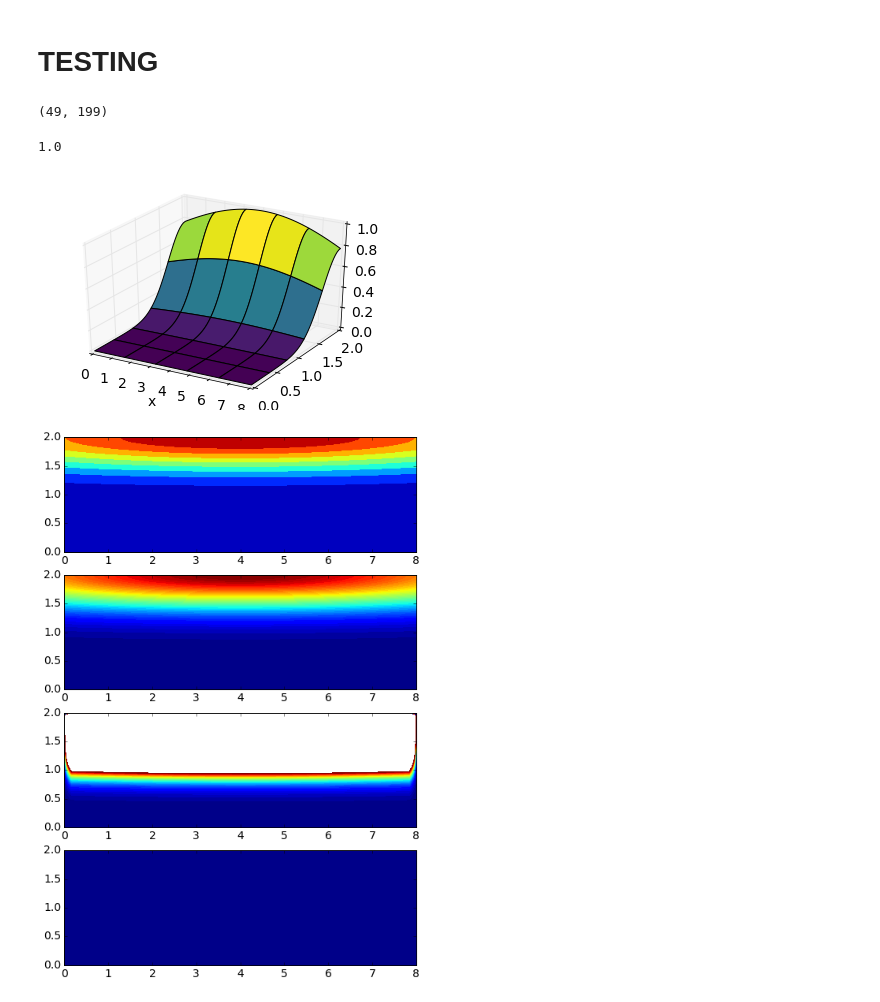
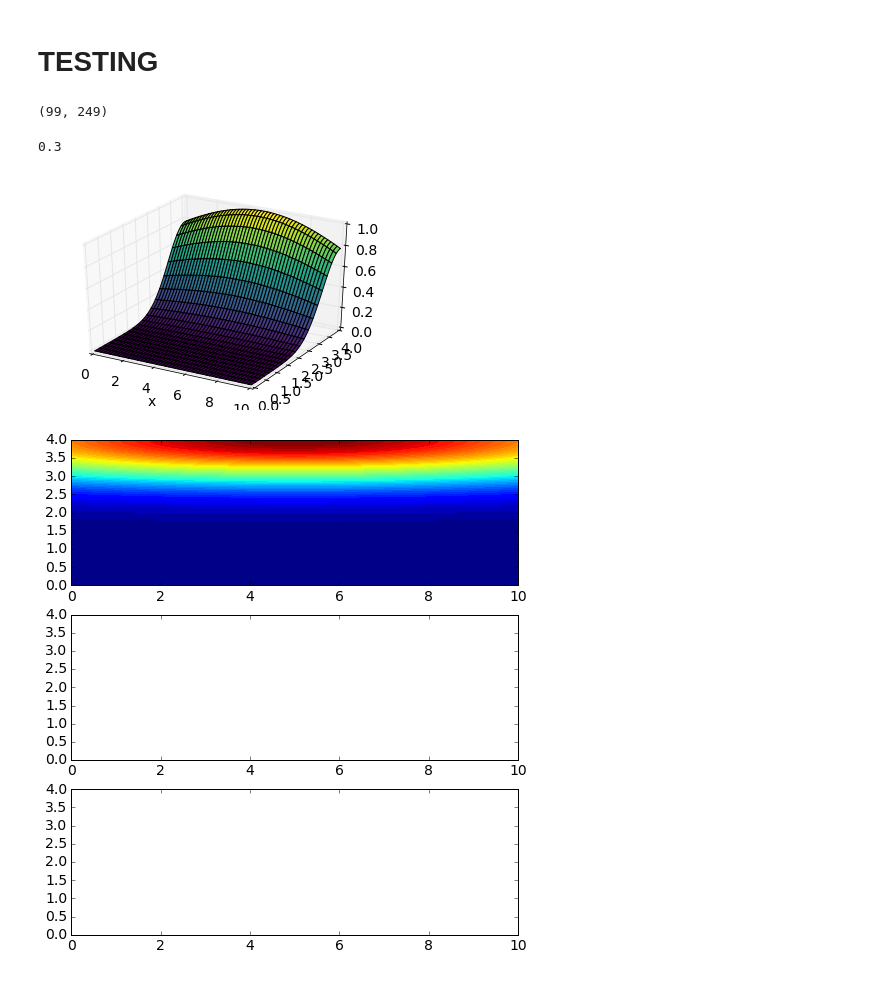
Before and after one commit to numerical-mooc/assignment-bank-2016, a Jupyter notebook: morrill/testing_with_waves.ipynb, the cells around one changed output. Drawn from its saved outputs; the diff is of its cells as text; code cells hidden in the pictures.

```diff
--- a/morrill/testing_with_waves.ipynb
+++ b/morrill/testing_with_waves.ipynb
@@ -7,21 +8,21 @@ rcParams['font.size'] = 14
 # %%
 # Space Discretizations
-Lx = 8                      # length in x direction (horizontal)
-Ly = 2                      # length in y direction (vertical)
-nx = 51                     # number of discretizations in x
-ny = 51                     # number of discretizations in y
+Lx = 10                      # length in x direction (horizontal)
+Ly = 4                      # length in y direction (vertical)
+nx = 251                     # number of discretizations in x
+ny = 101                     # number of discretizations in y
 dx = Lx/(nx-1)               # spatial increment in x
 dy = Ly/(ny-1)               # spatial increment in y
 x = numpy.linspace(0,Lx,nx) # array for plotting in x
 y = numpy.linspace(0,Ly,ny) # array for plotting in y
 X,Y = numpy.meshgrid(x,y)   # mesh grid for plotting
 
-sigma = 1.0
-c = 1
+sigma = 0.2
+c = 0.7
 
 # time discretization
 time = 1       # total time in seconds
-nt = 501        # number of time steps
+nt = 400        # number of time steps
 dt = sigma*dx/c # time increment
 # %%
 def init_cond(ny,nx,Lx,Ly,X,Y):
@@ -88,18 +90,12 @@ def solve_wave(pi, dy, dx, nt, dt, c):
                      (1 - sx**2 - sy**2)*p[0,1:-1,1:-1] +\
                      dt*g[1:-1,1:-1]
 
-
-
-
-
-
-
     #p[1] = (1 - sx**2 - sy**2)*p[0]*0.5
     #p[1,1:-1,1:-1] += 0.5*sx**2*(p[0,2:,1:-1] + p[0,:-2,1:-1]) +\
     #                  0.5*sy**2*(p[0,1:-1,2:] + p[0,1:-1,:-2])
 
 
-    for n in range(2,nt-2):
+    for n in range(1,nt-1):
 
         # iterate through time steps
         p[n+1,1:-1,1:-1] = sx**2*(p[n,1:-1,2:] + p[n,1:-1,:-2]) +\
@@ -175,6 +171,8 @@ def solve_wave(pi, dy, dx, nt, dt, c):
 
     return p
 # %%
+#sigma = 0.1
+dt = 0.0001#sigma*dx/c # time increment
 pi = init_cond(ny,nx,Lx,Ly,X,Y)
 p = solve_wave(pi.copy(),dy,dx,nt,dt,c)
 # %% [markdown]
@@ -182,8 +180,8 @@ p = solve_wave(pi.copy(),dy,dx,nt,dt,c)
 # %%
 numpy.shape(p[0,1:-1,1:-1])
 # %% [output]
-(49, 199)
+(99, 249)
 # %%
 c*dt/dx
 # %% [output]
-1.0
+0.3
@@ -200,24 +189,22 @@ f = a*numpy.exp(-((X-x0)**2/(2*sprx**2) + (Y-y0)**2/(2*spry**2)))
 pi = init_cond(ny,nx,Lx,Ly,X,Y)
 fig = pyplot.figure()
 ax = fig.add_subplot(111,projection='3d')
-ax.plot_surface(X,Y,pi,rstride=10,cstride=10,cmap=cm.viridis)
-ax.set_xlim(0,8)
-ax.set_ylim(0,2)
+ax.plot_surface(X,Y,pi,rstride=5,cstride=5,cmap=cm.viridis)
+ax.set_xlim(0,10)
+ax.set_ylim(0,4)
 ax.set_xlabel('x');
 # %% [output]
-[figure, old version]
+[figure, new version]
 # %%
 fig = pyplot.figure(figsize=(8,12))
 ax1 = fig.add_subplot(411)
 ax2 = fig.add_subplot(412)
 ax3 = fig.add_subplot(413)
-ax4 = fig.add_subplot(414)
-ax1.contourf(X,Y,f,levels=numpy.linspace(0,1,10))
-ax2.contourf(X,Y,p[0],levels=numpy.linspace(0,1,50))
-ax3.contourf(X,Y,p[1],levels=numpy.linspace(0,1,50))
-ax4.contourf(X,Y,p[2],levels=numpy.linspace(0,1,50));
+ax1.contourf(X,Y,p[0],levels=numpy.linspace(0,1,50))
+ax2.contourf(X,Y,p[1],levels=numpy.linspace(0,1,50))
+ax3.contourf(X,Y,p[2],levels=numpy.linspace(0,1,50));
 # %% [output]
-[figure, old version]
+[figure, new version]
 # %%
 fig = pyplot.figure()
 ax = fig.add_subplot(111,projection='3d')
```
Also changed, not shown: parts of 7 cells of this notebook.
